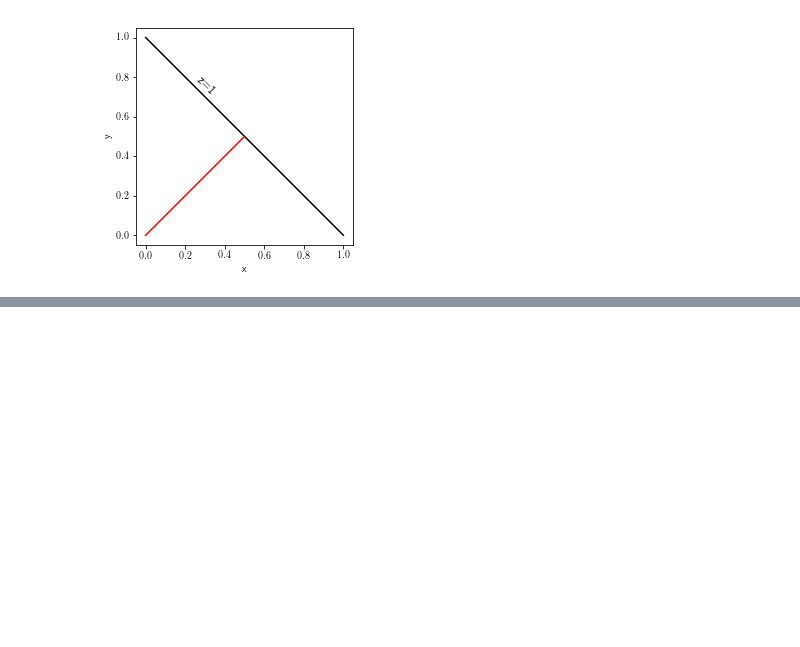
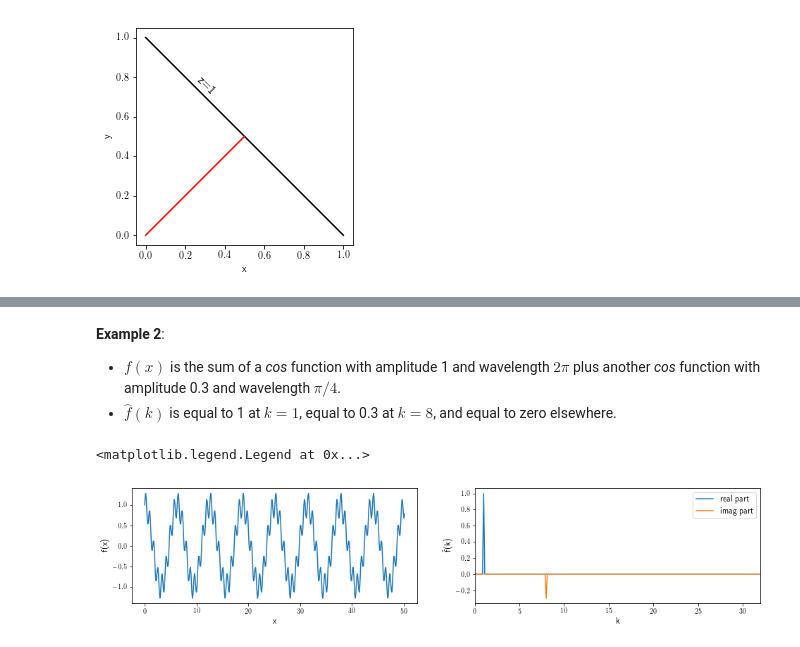
Before and after one commit to cbischoff/cmb-notebook, a Jupyter notebook: CMB angular power spectrum.ipynb, the cells around one changed output, grey strips where cells are left out. Drawn from its saved outputs; the diff is of its cells as text; code cells hidden in the pictures; blank space fills up the shorter version.

```diff
--- a/CMB angular power spectrum.ipynb
+++ b/CMB angular power spectrum.ipynb
@@ -222,0 +285,24 @@ If $x$ and $y$ are numbers drawn from independent Gaussian distributions with $(
+# %% [markdown]
+**Example 2**:
+* $f(x)$ is the sum of a *cos* function with amplitude 1 and wavelength $2 \pi$ plus another *cos* function with amplitude 0.3 and wavelength $\pi / 4$.
+* $\hat{f}(k)$ is equal to 1 at $k = 1$, equal to 0.3 at $k = 8$, and equal to zero elsewhere.
+# %%
+plt.figure(figsize=(16, 3))
+x = np.arange(0, 16 * np.pi, np.pi / 32)
+fx = np.cos(x) + 0.3 * np.sin(8 * x)
+plt.subplot(1, 2, 1)
+plt.plot(x, fx)
+plt.xlabel('x', fontsize=12)
+plt.ylabel('f(x)', fontsize=12)
+k = np.arange(0, 64, 0.125)
+fk = np.fft.fft(fx) / 256.
+plt.subplot(1, 2, 2)
+plt.plot(k, np.real(fk), label='real part')
+plt.plot(k, np.imag(fk), label='imag part')
+plt.xlabel('k', fontsize=12)
+plt.ylabel('\^{f}(k)', fontsize=12)
+plt.xlim(0, 32)
+plt.legend(fontsize=12)
+# %% [output]
+<matplotlib.legend.Legend at 0x...>
+[figure, added]
```
Also changed, not shown: parts of 14 cells of this notebook.
